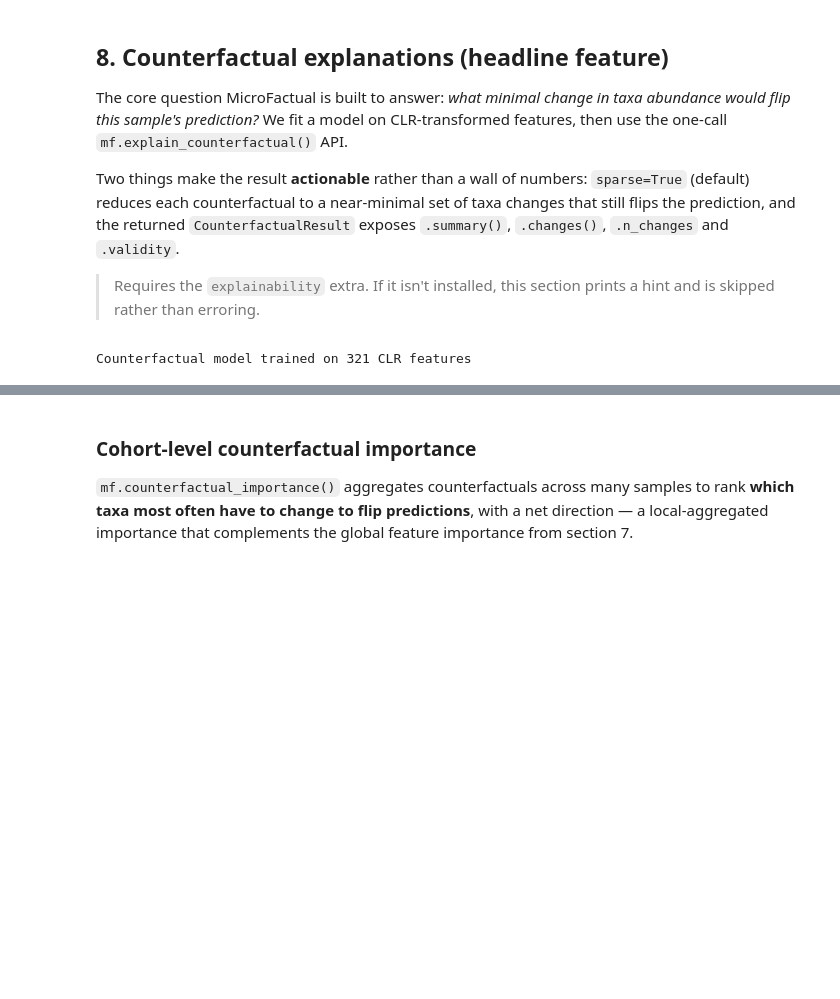
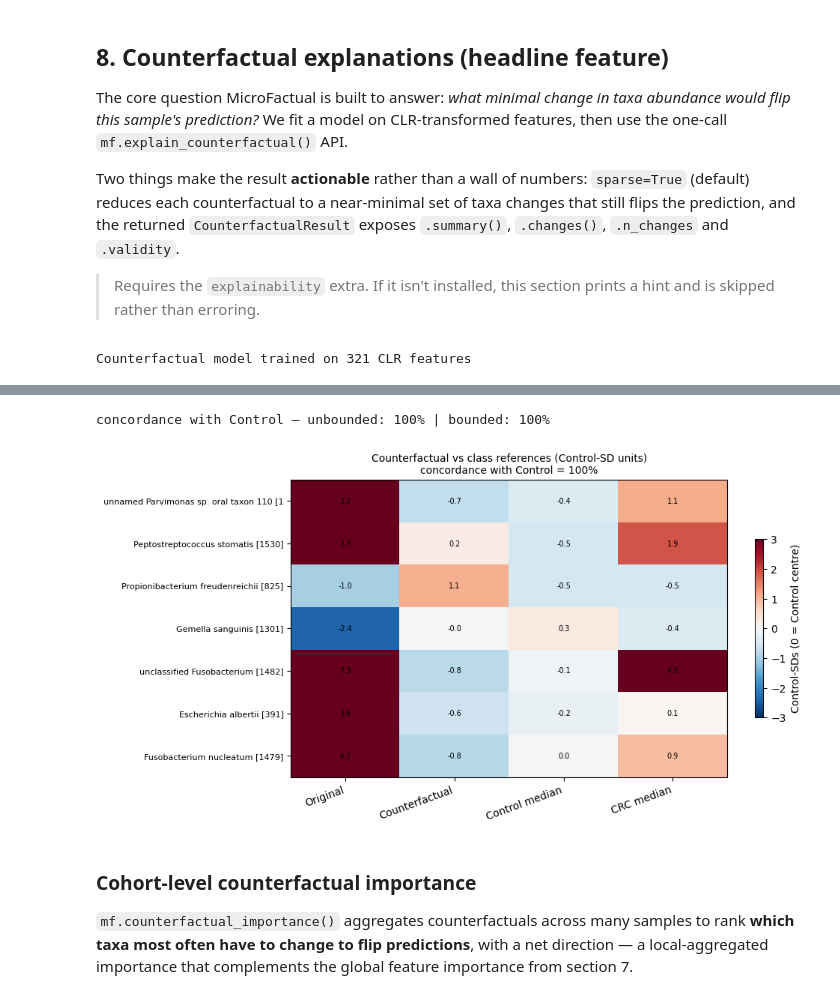
Before and after one commit to simeonhebrew/MicroFactual, a Jupyter notebook: notebooks/00_End_to_End_Feature_Tour.ipynb, the cells around one changed output, grey strips where cells are left out. Cells and saved outputs as stored; diff of their text form; code cells hidden in the pictures; blank space fills up the shorter version.

```diff
--- a/notebooks/00_End_to_End_Feature_Tour.ipynb
+++ b/notebooks/00_End_to_End_Feature_Tour.ipynb
@@ -320,3 +340,32 @@ Prediction for query sample: Control
+# %%
+try:
+    control = list(dataset.target_names).index("Control")
+    crc = list(dataset.target_names).index("CRC")
+
+    # Constrain counterfactuals to the control class's plausible range.
+    bounds = mf.plausible_range(Xc_train, yc_train, reference_class=control,
+                                q=(0.05, 0.95))
+    cf_bounded = mf.explain_counterfactual(
+        cf_model, query, background_data=Xc_train, y=yc_train,
+        total_CFs=1, class_names=list(dataset.target_names),
+        permitted_range=bounds,
+    )
+    print("concordance with Control — unbounded: {:.0%} | bounded: {:.0%}".format(
+        mf.counterfactual_concordance(cf, Xc_train, yc_train, control),
+        mf.counterfactual_concordance(cf_bounded, Xc_train, yc_train, control)))
+
+    mf.plot_counterfactual_heatmap(
+        cf_bounded, Xc_train, yc_train,
+        reference_class=control, comparison_class=crc, top_n=12,
+    )
+    plt.show()
+except ImportError as e:
+    print("Plausibility section skipped —", e)
+except Exception as e:  # DiCE may find no CF within tight bounds for some samples
+    print("No in-bounds counterfactual for this sample —", type(e).__name__)
+# %% [output]
+concordance with Control — unbounded: 100% | bounded: 100%
+[figure, added]
 # %% [markdown]
 ### Cohort-level counterfactual importance
 
```
Also changed, not shown: parts of 5 cells of this notebook.
